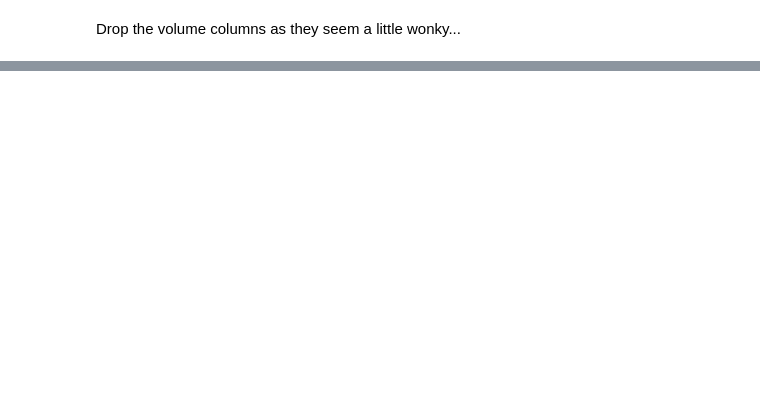
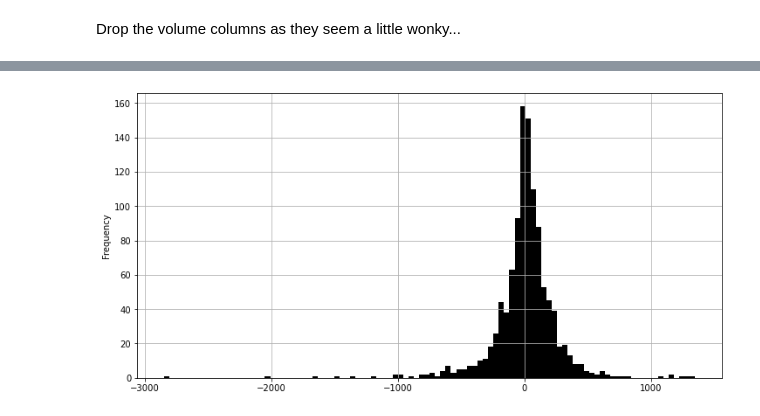
Before and after one commit to BR0B0T/Something, a Jupyter notebook: Exploratory Data Analysis.ipynb, the cells around one changed output, grey strips where cells are left out. Cells and saved outputs as stored; diff of their text form; code cells hidden in the pictures; blank space fills up the shorter version.

```diff
--- a/Exploratory Data Analysis.ipynb
+++ b/Exploratory Data Analysis.ipynb
@@ -94,0 +142,2 @@ prices_only
+# %%
+close_prices = no_outlier_prices[['Close_A', 'Close_B', 'Close_C']]
@@ -94,0 +146,4 @@ prices_only
+# %%
+delta_close_prices = (close_prices.shift(-1) - close_prices).fillna(0)
+delta_close_prices.columns = ['Delta_Close_A', 'Delta_Close_B', 'Delta_Close_C']
+delta_close_prices.head(3)
@@ -94,0 +168,4 @@ prices_only
+# %%
+delta_close_prices['Delta_Close_A'].plot(kind='hist', bins=100, figsize=(12,6), color='black', grid=True);
+# %% [output]
+[figure, added]
```
Also changed, not shown: parts of 15 cells of this notebook.
